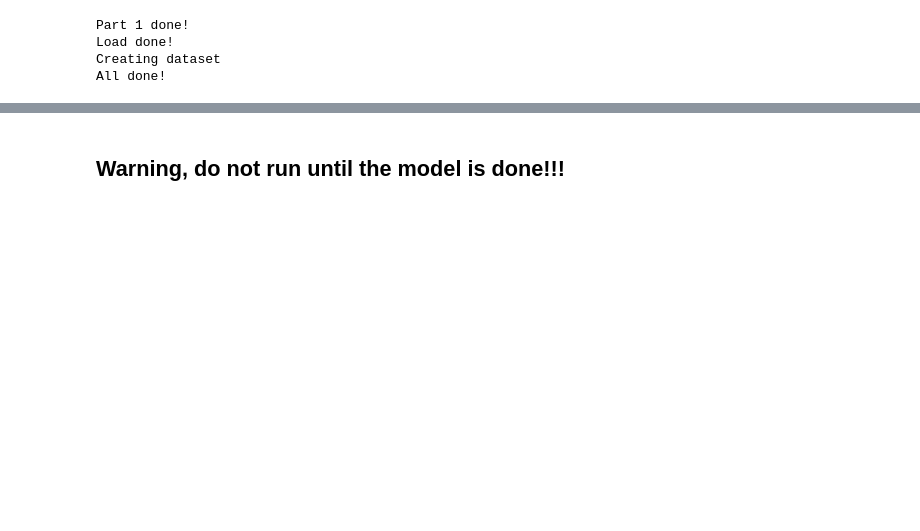
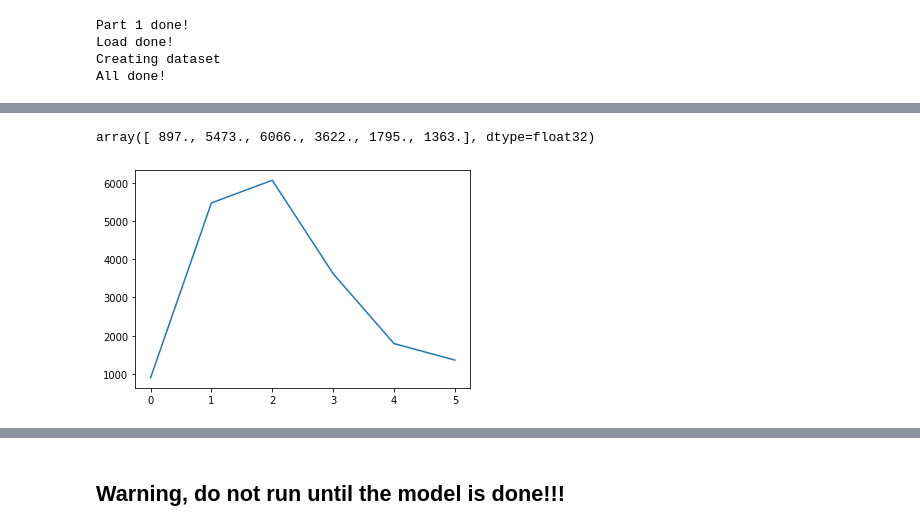
Before and after one commit to CogitoNTNU/face-aging, a Jupyter notebook: CNN.ipynb, the cells around one changed output, grey strips where cells are left out. Cells and saved outputs as stored; diff of their text form; code cells hidden in the pictures; blank space fills up the shorter version.

```diff
--- a/CNN.ipynb
+++ b/CNN.ipynb
@@ -130,6 +138,9 @@ array([ 2373., 11964., 14064.,  8720.,  4178.,  2922.], dtype=float32)
 # %%
 plt.plot(np.sum(y_val, axis=0))
-np.sum(y_test, axis=0)
+np.sum(y_val, axis=0)
+# %% [output]
+array([ 897., 5473., 6066., 3622., 1795., 1363.], dtype=float32)
+[figure, added]
 # %%
 print(x_train.shape)
 print(x_test.shape)
```
Also changed, not shown: parts of 24 cells of this notebook.
